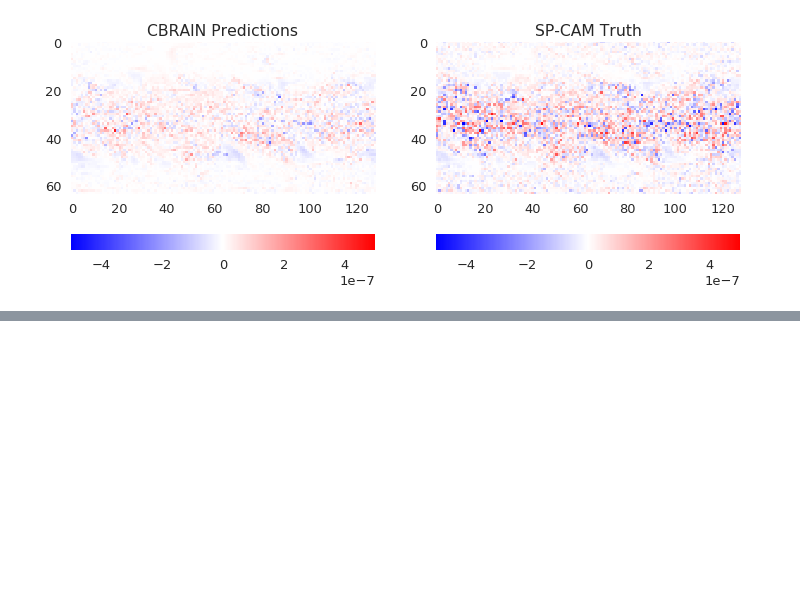
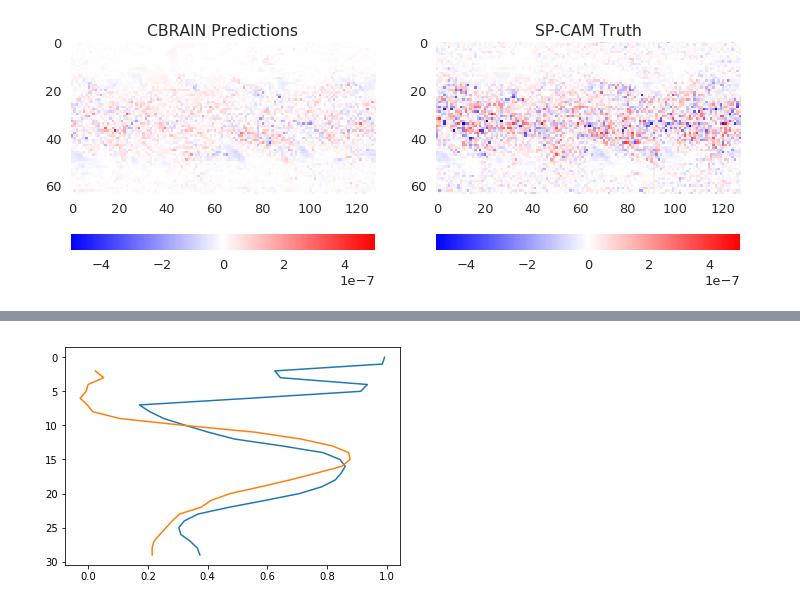
Before and after one commit to raspstephan/CBRAIN-CAM, a Jupyter notebook: notebooks/presentation/diagnostics.ipynb, the cells around one changed output, grey strips where cells are left out. Drawn from its saved outputs; the diff is of its cells as text; code cells hidden in the pictures; blank space fills up the shorter version.

Commit message:
Fix for fbp diagnostics

```diff
--- a/notebooks/presentation/diagnostics.ipynb
+++ b/notebooks/presentation/diagnostics.ipynb
@@ -15,14 +15,13 @@ model_path = model_dir + 'B001_purecrm_ess_sample1_base.h5'
 # %%
 pre_dir = '/scratch/srasp/preprocessed_data/'
 # %%
-def get_stats(model_name, option='purecrm', data_str='', norms=(None, None, None, None),
-              compute_stats=True):
+def get_stats(model_name, pref, norms=(None, None, None, None), trn_val='valid', compute_stats=True):
     model_path = model_dir + model_name + '.h5'
-    diag = ModelDiagnostics(False, model_path,
-                    k_fpath=f'{pre_dir}{option}_ess{data_str}_valid_sample1_features.nc',
-                    k_tpath=f'{pre_dir}{option}_ess{data_str}_valid_sample1_targets.nc',
-                    k_npath=f'{pre_dir}{option}_ess{data_str}_train_sample1_norm.nc',
-                    k_norms=norms)
+    diag = ModelDiagnostics(model_path,
+                    fpath=f'{pre_dir}{pref}_{trn_val}_sample1_features.nc',
+                    tpath=f'{pre_dir}{pref}_{trn_val}_sample1_targets.nc',
+                    npath=f'{pre_dir}{pref}_train_sample1_norm.nc',
+                    norms=norms)
     if compute_stats:
         diag.compute_stats()
         print(diag.mean_stats(9))
@@ -474,3 +473,5 @@ da3.plot_double_yz(10, 0, 'PHQ', cmap='bwr', vmin=-5e-7, vmax=5e-7);
 da3.plot_double_xy(10, -1, 'PHQ', cmap='bwr', vmin=-5e-7, vmax=5e-7);
 # %% [output]
 [figure]
+# %%
+dd1 = get_stats('D001_fbp_sample1_max_rs_deep', 'fbp', norms)
@@ -476,0 +493,5 @@ da3.plot_double_xy(10, -1, 'PHQ', cmap='bwr', vmin=-5e-7, vmax=5e-7);
+# %%
+plt.plot(dd1.stats['hor_r2'].T, range(30))
+plt.gca().invert_yaxis();
+# %% [output]
+[figure, added]
```
Also changed, not shown: parts of 7 cells of this notebook, 2 other files.
